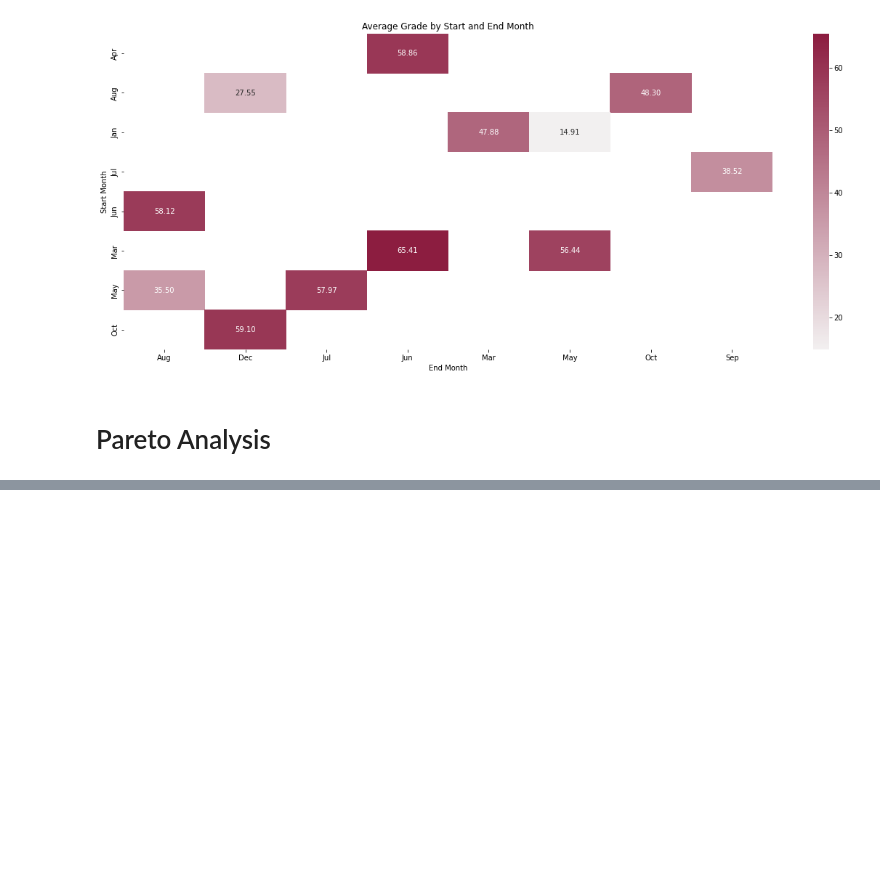
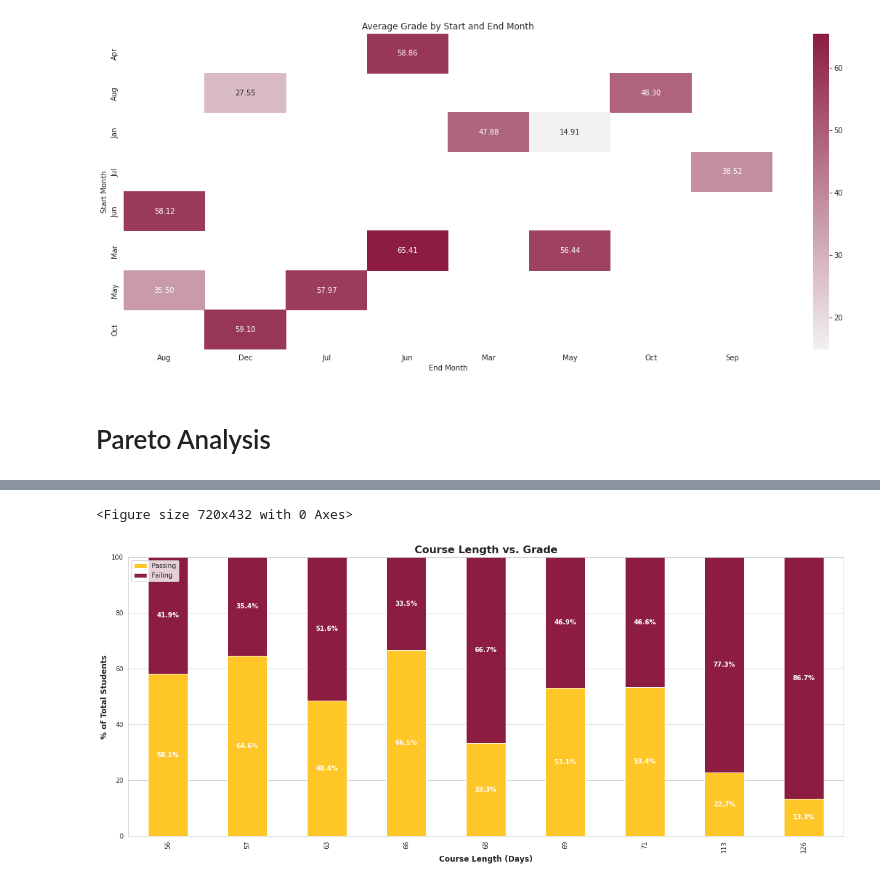
Before and after one commit to iamharkirat/EDA, a Jupyter notebook: learning_enterprise.ipynb, the cells around one changed output, grey strips where cells are left out. Drawn from its saved outputs; the diff is of its cells as text; code cells hidden in the pictures; blank space fills up the shorter version.

```diff
--- a/learning_enterprise.ipynb
+++ b/learning_enterprise.ipynb
@@ -755,0 +781,51 @@ memory usage: 200.0 bytes
+# %%
+# Define passing and failing grades
+passing_grade = 50
+failing_grade = 25
+
+# Calculate course length in days
+df['Course Start Date'] = pd.to_datetime(df['Course Start Date'])
+df['Course End Date'] = pd.to_datetime(df['Course End Date'])
+df['Course Length'] = (df['Course End Date'] - df['Course Start Date']).dt.days
+
+# Calculate student success based on grade threshold
+df['Student Success'] = df['Grade'] >= passing_grade
+
+# Group the data by course length and student success
+grouped = df.groupby(['Course Length', 'Student Success']).size().reset_index(name='counts')
+
+# Pivot the data to create a table with course length as rows, success as columns, and counts as values
+pivot_table = grouped.pivot(index='Course Length', columns='Student Success', values='counts')
+pivot_table = pivot_table.fillna(0)
+
+# Calculate the total count of students for each course length
+pivot_table['Total'] = pivot_table.sum(axis=1)
+
+# Calculate the percentage of passing students for each course length
+pivot_table['Passing %'] = pivot_table[True] / pivot_table['Total'] * 100
+
+# Calculate the percentage of failing students for each course length
+pivot_table['Failing %'] = pivot_table[False] / pivot_table['Total'] * 100
+
+# Create a stacked bar chart
+sns.set_style("whitegrid")
+sns.set_palette("bright")
+plt.figure(figsize=(10,6))
+ax = pivot_table[['Passing %', 'Failing %']].plot(kind='bar', stacked=True, color=['#FFC627','#8C1D40'])
+plt.title('Course Length vs. Grade', fontsize=16, fontweight='bold')
+plt.xlabel('Course Length (Days)', fontsize=12, fontweight='bold')
+plt.ylabel('% of Total Students', fontsize=12, fontweight='bold')
+plt.ylim(0, 100)
+
+for i, r in enumerate(pivot_table[['Passing %', 'Failing %']].iterrows()):
+    row_vals = r[1].values
+    total = sum(row_vals)
+    for j, val in enumerate(row_vals):
+        if val > 0:
+            ax.text(i, val/2 if j==0 else total - val/2, f'{val/total*100:.1f}%', ha='center', va='center', color='white', fontweight='bold')
+
+plt.legend(['Passing', 'Failing'], loc='upper left')
+plt.show()
+# %% [output]
+<Figure size 720x432 with 0 Axes>
+[figure, added]
```
Also changed, not shown: parts of 22 cells of this notebook.
